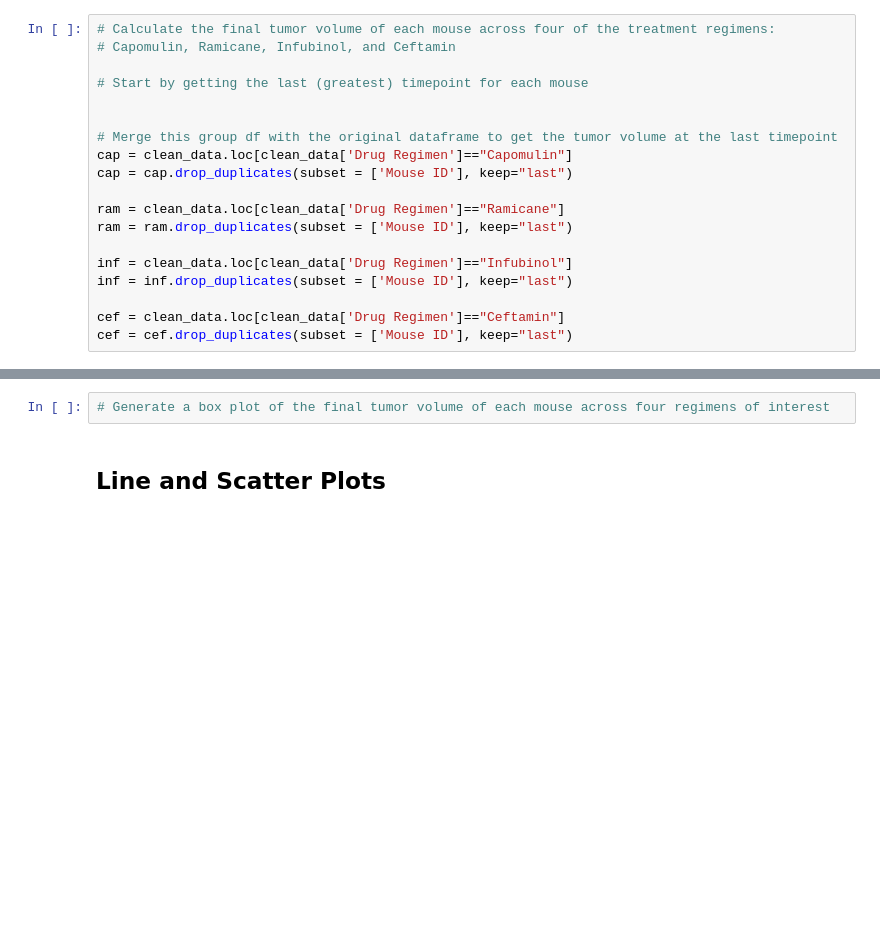
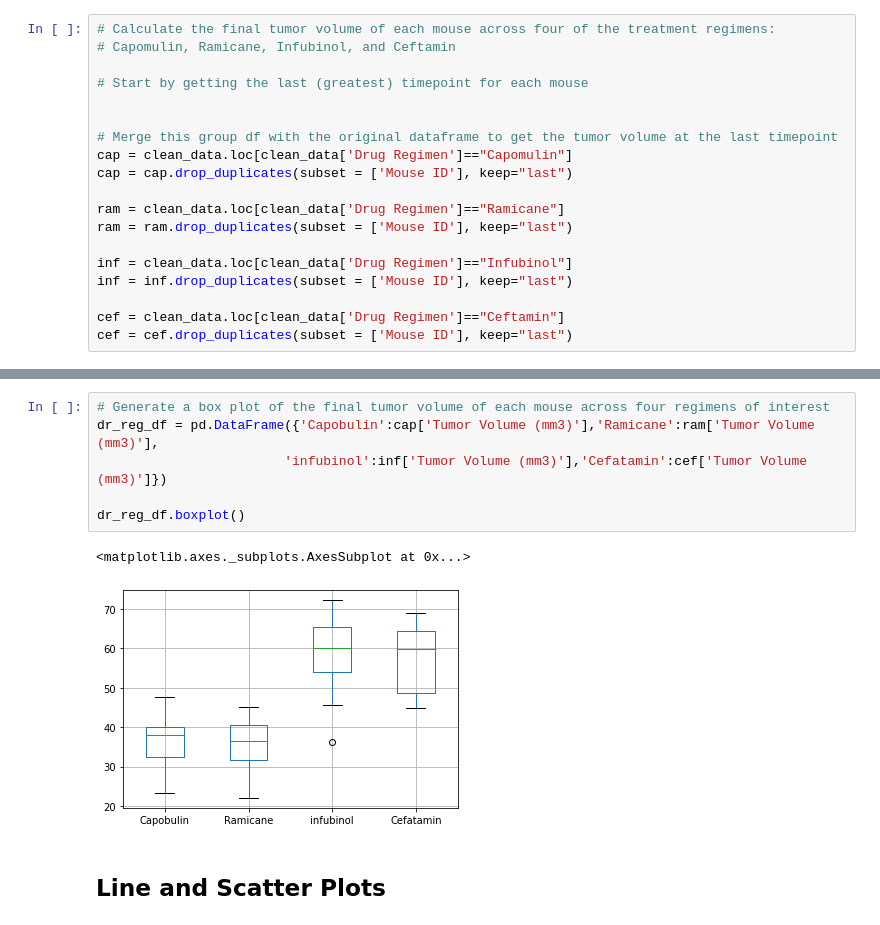
Before and after one commit to Wdepalma/Matplotlib-Challenge, a Jupyter notebook: Instructions/Pymaceuticals/pymaceuticals_starter.ipynb, the cells around one changed output, grey strips where cells are left out. Drawn from its saved outputs; the diff is of its cells as text; blank space fills up the shorter version.

```diff
--- a/Instructions/Pymaceuticals/pymaceuticals_starter.ipynb
+++ b/Instructions/Pymaceuticals/pymaceuticals_starter.ipynb
@@ -311,5 +260,12 @@ cap
 # %%
 # Generate a box plot of the final tumor volume of each mouse across four regimens of interest
+dr_reg_df = pd.DataFrame({'Capobulin':cap['Tumor Volume (mm3)'],'Ramicane':ram['Tumor Volume (mm3)'],
+                        'infubinol':inf['Tumor Volume (mm3)'],'Cefatamin':cef['Tumor Volume (mm3)']})
+
+dr_reg_df.boxplot()
+# %% [output]
+<matplotlib.axes._subplots.AxesSubplot at 0x...>
+[figure, added]
 # %% [markdown]
 ## Line and Scatter Plots
 # %%
```
Also changed, not shown: parts of 8 cells of this notebook.
